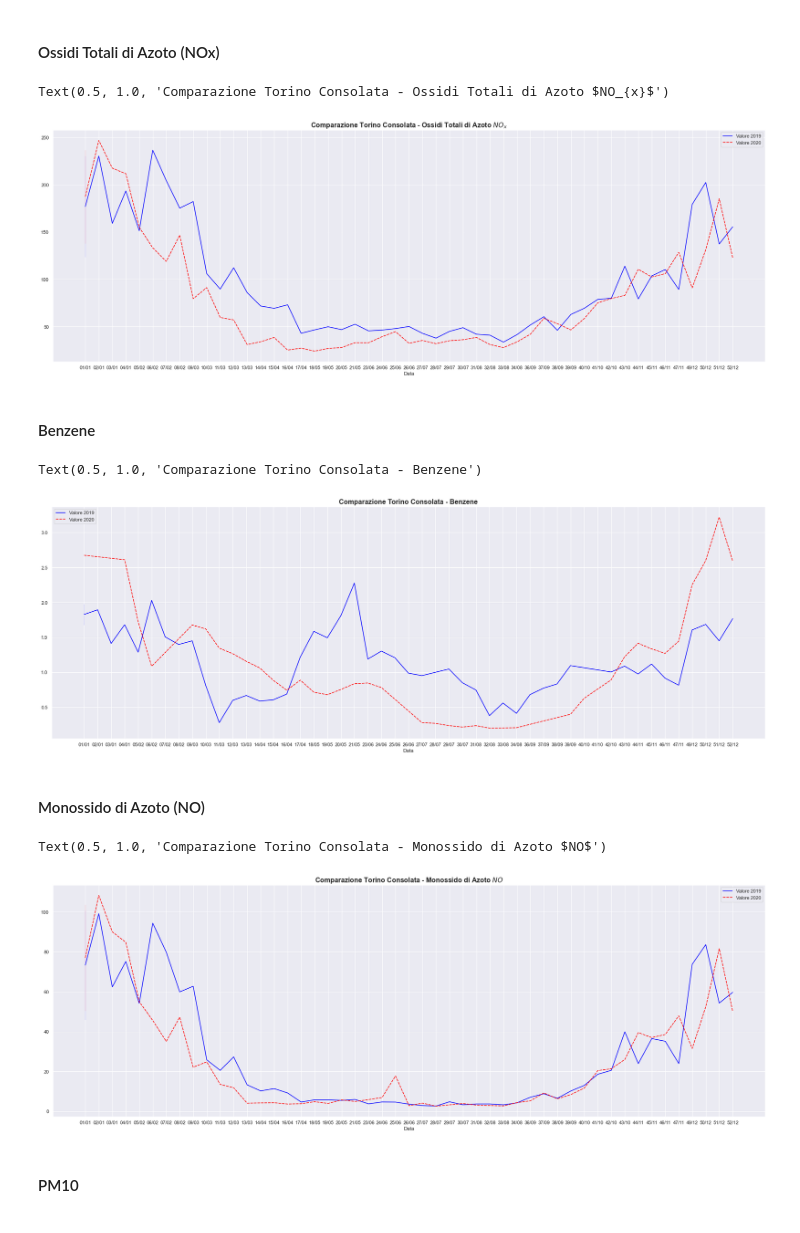
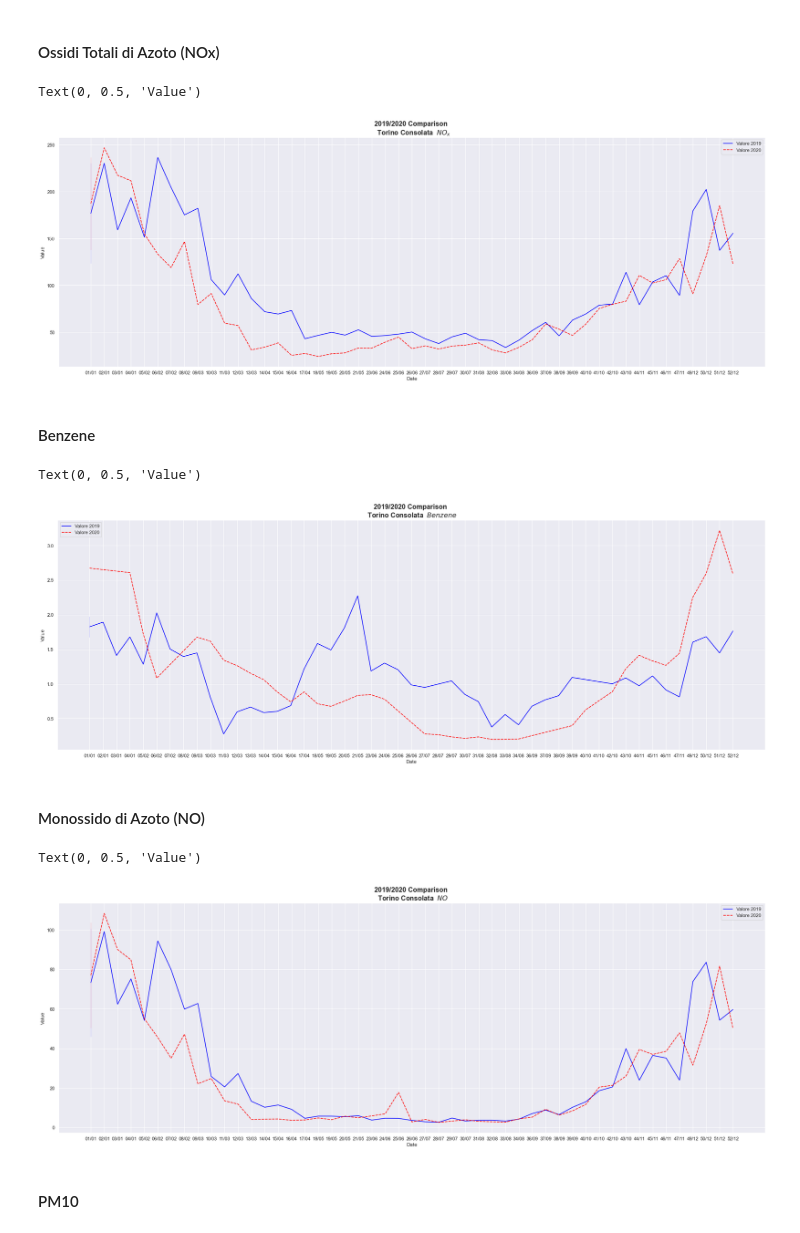
Before and after one commit to danielegerbaldo/Turin-Air-Quality-Comparison-Lockdown, a Jupyter notebook: Air-Quality.ipynb, the cells around one changed output. Drawn from its saved outputs; the diff is of its cells as text; code cells hidden in the pictures.

```diff
--- a/Air-Quality.ipynb
+++ b/Air-Quality.ipynb
@@ -173,8 +177,8 @@ Text(0.5, 1.0, 'Comparazione Torino Consolata - Biossido di Azoto $NO_{2}$')
 # %% [markdown]
 #### Ossidi Totali di Azoto (NOx)
 # %%
-to_consolata_2019_nox = read_ARPA_csv('data/ARPA/Torino-Consolata_Gas_2019-01-01_2019-12-31.csv')[['Data rilevamento', 'Valore']]
-to_consolata_2020_nox = read_ARPA_csv('data/ARPA/Torino-Consolata_Gas_2020-01-01_2020-12-31.csv')[['Data rilevamento', 'Valore']]
+to_consolata_2019_nox = read_ARPA_csv('data/ARPA/NOx/Torino-Consolata_Gas_2019-01-01_2019-12-31.csv')[['Data rilevamento', 'Valore']]
+to_consolata_2020_nox = read_ARPA_csv('data/ARPA/NOx/Torino-Consolata_Gas_2020-01-01_2020-12-31.csv')[['Data rilevamento', 'Valore']]
 
 #rename value column
 to_consolata_2019_nox.rename(columns = {'Valore':'Valore 2019'}, inplace = True)
@@ -191,12 +195,14 @@ merged_consolata_nox.set_index("Data",inplace=True)
 # %%
 sns.set_theme()
 plt.figure(figsize=(30, 10))
 palette = ["blue","red"]
 sns.lineplot(data=merged_consolata_nox, palette=palette)
-plt.title("Comparazione Torino Consolata - Ossidi Totali di Azoto $NO_{x}$",fontdict= { 'fontsize': 16, 'fontweight':'bold'})
+plt.title("2019/2020 Comparison \n  Torino Consolata  $NO_{x}$",fontdict= { 'fontsize': 16, 'fontweight':'bold'})
+plt.xlabel('Date')
+plt.ylabel('Value')
 # %% [output]
-Text(0.5, 1.0, 'Comparazione Torino Consolata - Ossidi Totali di Azoto $NO_{x}$')
+Text(0, 0.5, 'Value')
-[figure, old version]
+[figure, new version]
 # %% [markdown]
 #### Benzene
 # %%
@@ -220,10 +226,12 @@ sns.set_theme()
 plt.figure(figsize=(30, 10))
 palette = ["blue","red"]
 sns.lineplot(data=merged_consolata_benzene, palette=palette)
-plt.title("Comparazione Torino Consolata - Benzene",fontdict= { 'fontsize': 16, 'fontweight':'bold'})
+plt.title("2019/2020 Comparison \n Torino Consolata  $Benzene$",fontdict= { 'fontsize': 16, 'fontweight':'bold'})
+plt.xlabel('Date')
+plt.ylabel('Value')
 # %% [output]
-Text(0.5, 1.0, 'Comparazione Torino Consolata - Benzene')
+Text(0, 0.5, 'Value')
-[figure, old version]
+[figure, new version]
 # %% [markdown]
 #### Monossido di Azoto (NO)
 # %%
@@ -247,10 +255,12 @@ sns.set_theme()
 plt.figure(figsize=(30, 10))
 palette = ["blue","red"]
 sns.lineplot(data=merged_consolata_no, palette=palette)
-plt.title("Comparazione Torino Consolata - Monossido di Azoto $NO$",fontdict= { 'fontsize': 16, 'fontweight':'bold'})
+plt.title("2019/2020 Comparison \n Torino Consolata  $NO$",fontdict= { 'fontsize': 16, 'fontweight':'bold'})
+plt.xlabel('Date')
+plt.ylabel('Value')
 # %% [output]
-Text(0.5, 1.0, 'Comparazione Torino Consolata - Monossido di Azoto $NO$')
+Text(0, 0.5, 'Value')
-[figure, old version]
+[figure, new version]
 # %% [markdown]
 #### PM10
 # %%
```
Also changed, not shown: parts of 20 cells of this notebook, 27 other files.
